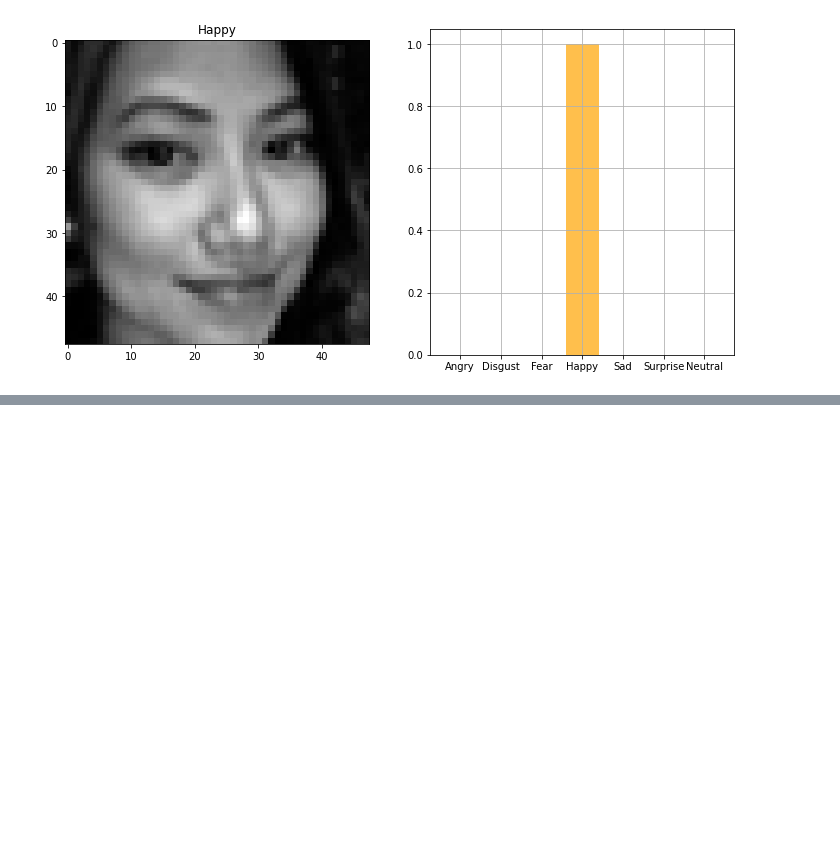
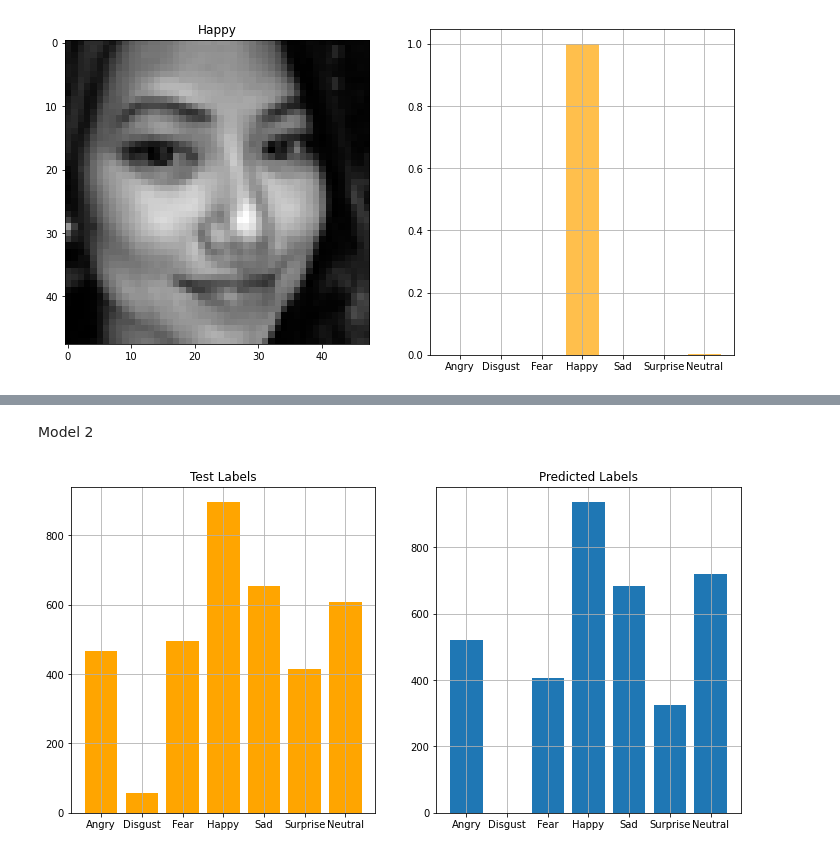
Before and after one commit to rohitrv8922/Face-Emotion-Recognition-Detection, a Jupyter notebook: Face_Emotion_Recognition.ipynb, the cells around one changed output, grey strips where cells are left out. Drawn from its saved outputs; the diff is of its cells as text; code cells hidden in the pictures; blank space fills up the shorter version.

```diff
--- a/Face_Emotion_Recognition.ipynb
+++ b/Face_Emotion_Recognition.ipynb
@@ -680,0 +666,6 @@ plot_image_and_emotion(test_image_array, test_image_label, pred_test_labels3, 11
+# %% [markdown]
+Model 2
+# %%
+plot_compare_distributions(test_labels, pred_test_labels2, title1='Test Labels', title2='Predicted Labels')
+# %% [output]
+[figure, added]
```
Also changed, not shown: parts of 22 cells of this notebook.
